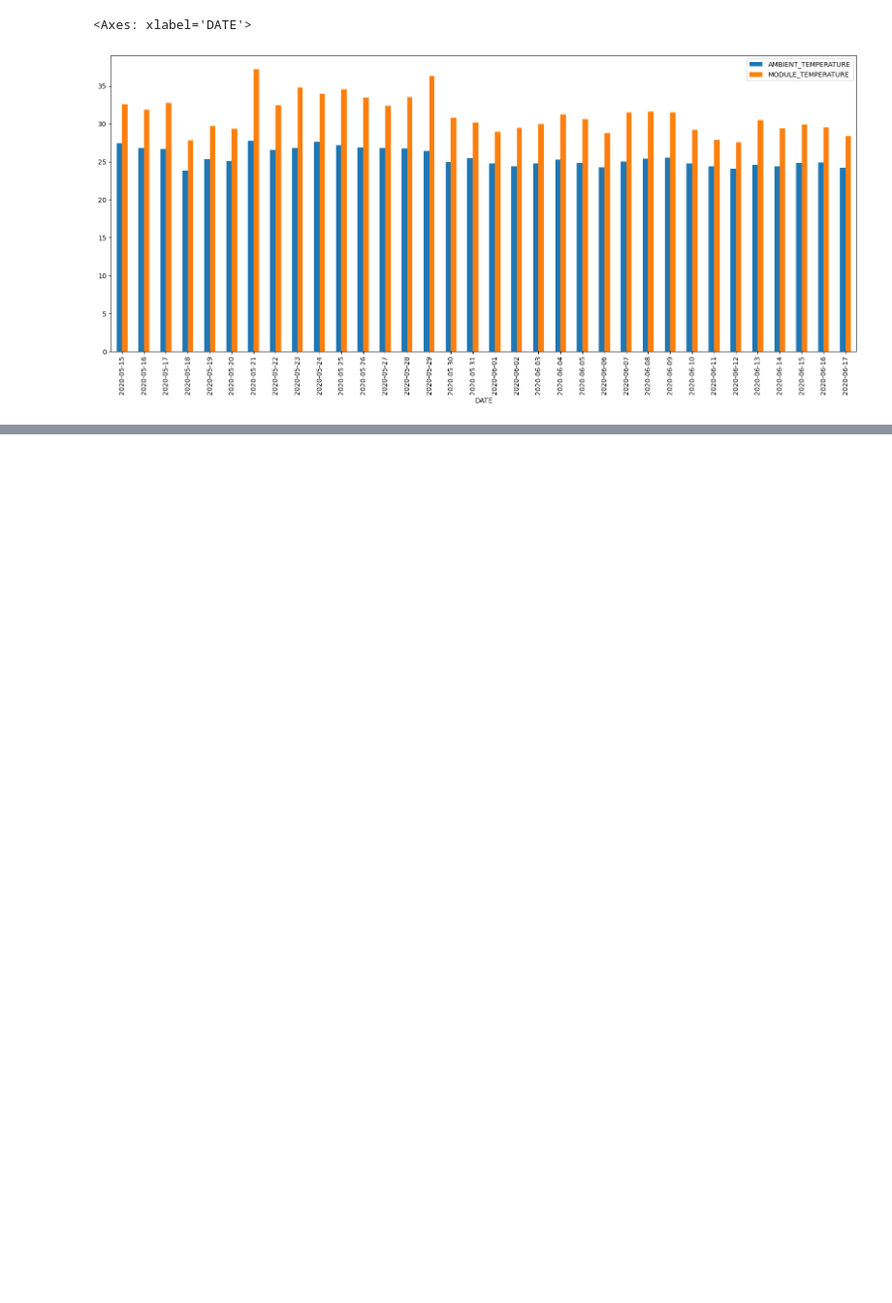
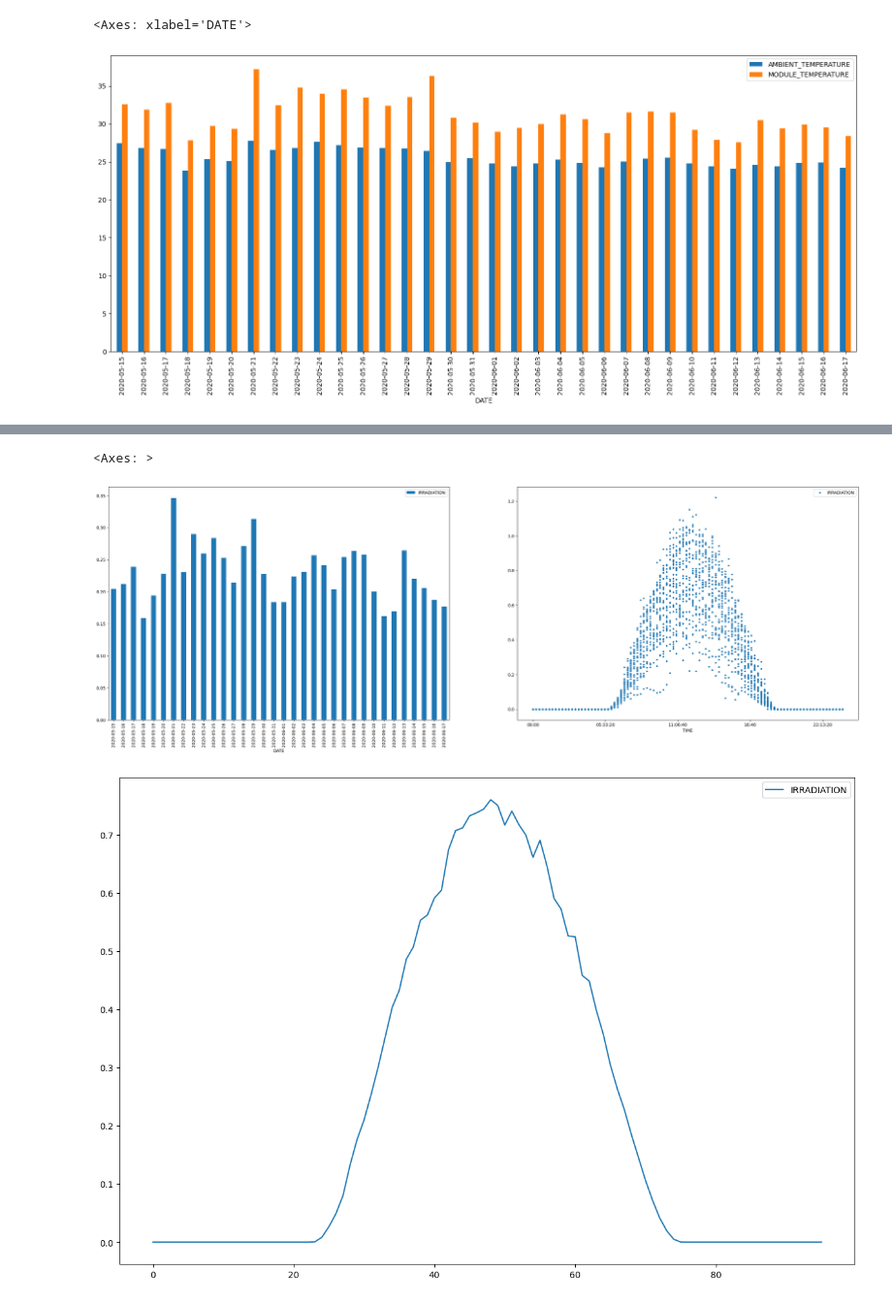
Before and after one commit to antoninchafiol/SolarPW, a Jupyter notebook: EDA.ipynb, the cells around one changed output, grey strips where cells are left out. Shown at 97% size. Saved outputs shown, nothing was run; the diff lists cells and outputs as text; code cells hidden in the pictures; blank space fills up the shorter version.

Commit message:
[ADD] Irradiation graphs & Added texts

```diff
--- a/EDA.ipynb
+++ b/EDA.ipynb
@@ -165,0 +134,10 @@ p1_sen_outside.plot(x='DATETIME', y='IRRADIATION')
+# %%
+fig, axes= plt.subplots(nrows=1, ncols=2)
+p1_sen_outside.groupby('DATE')[['IRRADIATION']].mean().plot.bar(ax=axes[0], figsize=(32,10))
+p1_sen_outside['TIME'] = p1_sen_outside['DATETIME'].dt.time
+p1_sen_outside.plot(x='TIME', y='IRRADIATION', style='.', ax=axes[1])
+p1_sen_outside.groupby('TIME')[['IRRADIATION']].mean().reset_index().plot(figsize=(15,10))
+# %% [output]
+<Axes: >
+[figure, added]
+[figure, added]
```
Also changed, not shown: parts of 7 cells of this notebook.
